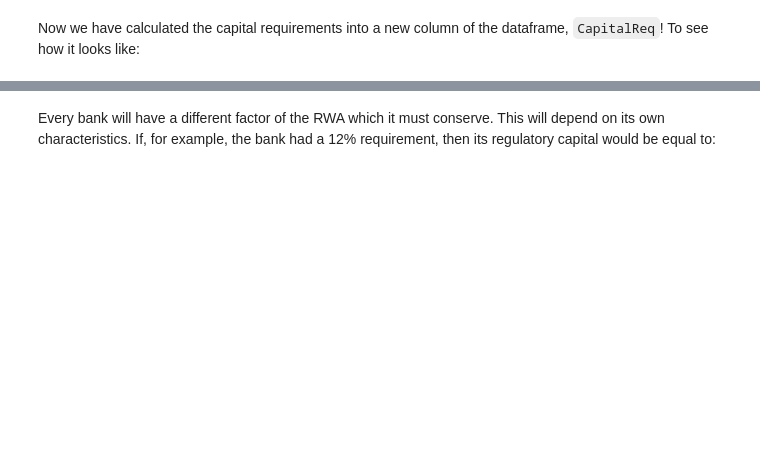
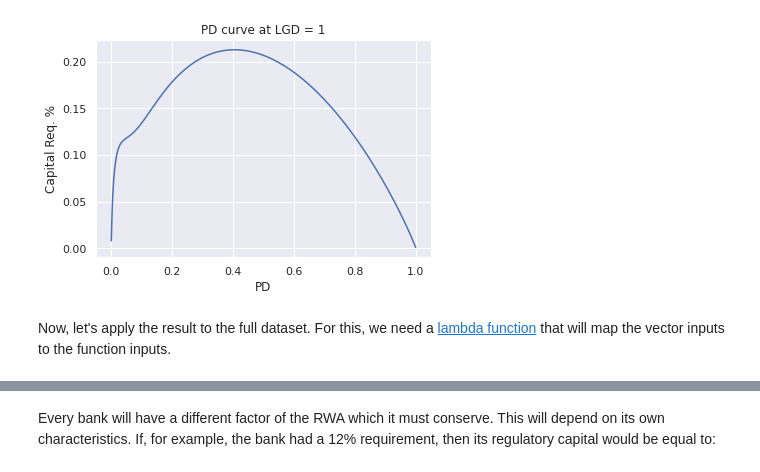
Before and after one commit to CBravoR/AdvancedAnalyticsLabs, a Jupyter notebook: notebooks/python/Lab_2_Capital_Requirements_and_Pandas.ipynb, the cells around one changed output, grey strips where cells are left out. Drawn from its saved outputs; the diff is of its cells as text; code cells hidden in the pictures; blank space fills up the shorter version.

````diff
--- a/notebooks/python/Lab_2_Capital_Requirements_and_Pandas.ipynb
+++ b/notebooks/python/Lab_2_Capital_Requirements_and_Pandas.ipynb
@@ -110,7 +169,11 @@
 # %%
+#Other retail
 def capital_requirement_retail(PD, LGD):
   import numpy as np
   from scipy.stats import norm
+  # Check if PD satisfies floor
+  if PD < 0.0003:
+    PD = 0.0003
   # First part of the equation, lower correlation
   R =  0.03 * ( (1 - np.exp(-35 * PD)) / (1 - np.exp(-35)) )
   # Second part of the equation, higher correlation
@@ -148,4 +196,15 @@ A lambda function is, quite simply, a synonym for another function where you spe
+# %%
+Xseries = np.arange(0, 1, 0.001)
+LGD = 1
+Yseries = [capital_requirement_retail(x, LGD) for x in Xseries]
+plt.plot(Xseries, Yseries)
+plt.title('PD curve at LGD = 1')
+plt.xlabel('PD')
+plt.ylabel('Capital Req. %')
+plt.show()
+# %% [output]
+[figure, added]
+# %% [markdown]
+Now, let's apply the result to the full dataset. For this, we need a [lambda function](https://www.w3schools.com/python/python_lambda.asp) that will map the vector inputs to the function inputs.
 # %%
 bankloan_data['CapitalReq'] = bankloan_data.apply(lambda x : capital_requirement_retail(x['PD'], x['LGD']), axis = 1)
-# %% [markdown]
-Now we have calculated the capital requirements into a new column of the dataframe, ```CapitalReq```! To see how it looks like:
````
Also changed, not shown: parts of 40 cells of this notebook.
